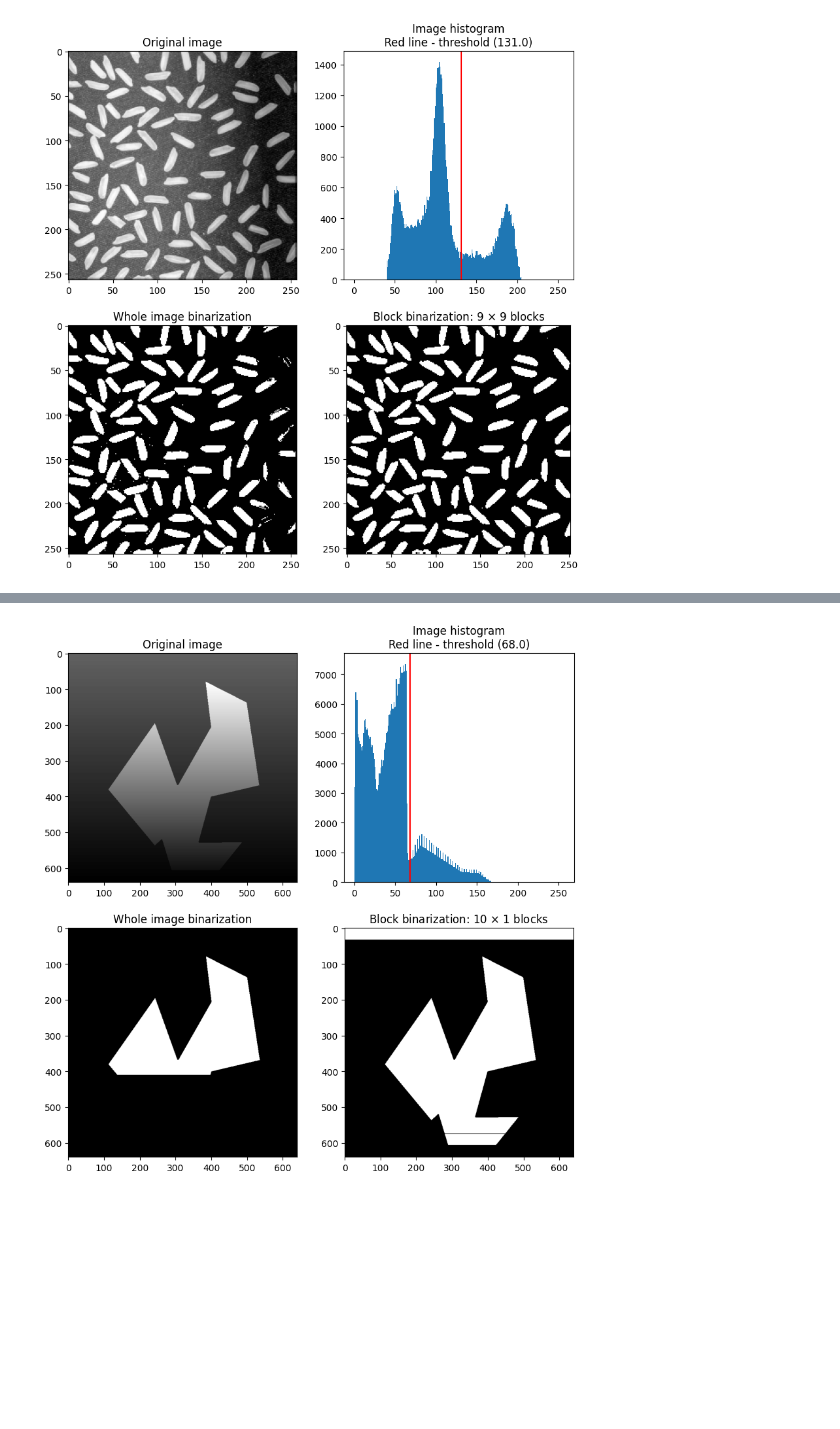
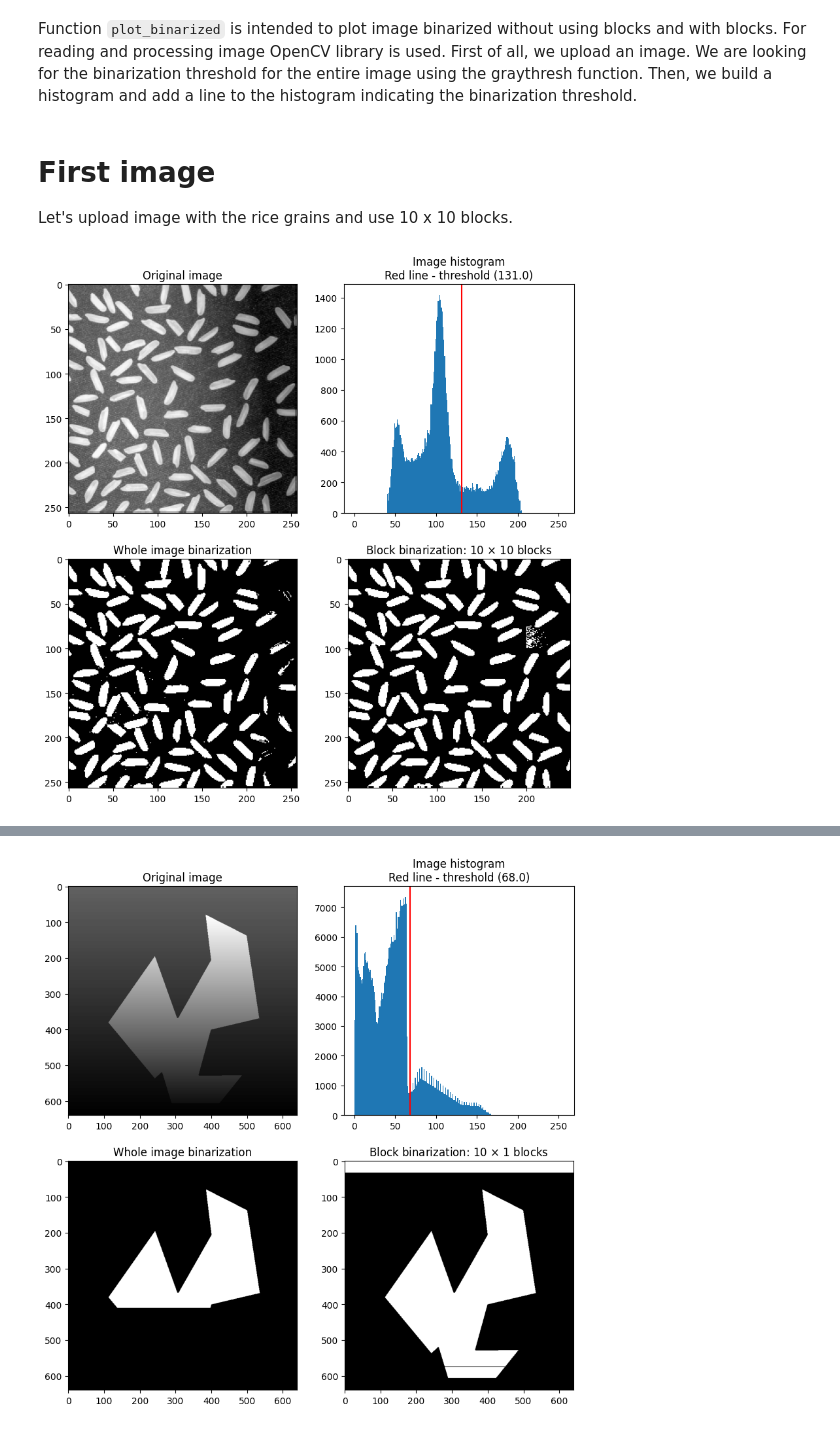
Before and after one commit to BrokenVoodooDoll/image-processing-examples, a Jupyter notebook: binarization/binarization.ipynb, the cells around one changed output, grey strips where cells are left out. Drawn from its saved outputs; the diff is of its cells as text; code cells hidden in the pictures; blank space fills up the shorter version.

Commit message:
Added description to binarization and edited Readme

```diff
--- a/binarization/binarization.ipynb
+++ b/binarization/binarization.ipynb
@@ -30,6 +42,12 @@ def binarizer(input_img, v_blocks, h_blocks):
         temp = np.nan
 
     return output_img
+# %% [markdown]
+Function `plot_binarized` is intended to plot image binarized without using blocks
+and with blocks. For reading and processing image OpenCV library is used.
+First of all, we upload an image. We are looking for the binarization threshold
+for the entire image using the graythresh function. Then, we build a histogram
+and add a line to the histogram indicating the binarization threshold.
 # %%
 def plot_binarized(img_path, v_blocks, h_blocks):
     im = cv2.imread(img_path, 0)
@@ -50,8 +68,12 @@ def plot_binarized(img_path, v_blocks, h_blocks):
     axes[1][1].imshow(im_bin_block, cmap='gray')
     axes[1][1].set_title('Block binarization: {} $\\times$ {} blocks'.format(v_blocks, h_blocks))
     plt.show()
+# %% [markdown]
+# First image
+
+Let's upload image with the rice grains and use 10 x 10 blocks.
 # %%
 # Loading the 1st image
-plot_binarized(img_path='image_1.tif', v_blocks=9, h_blocks=9)
+plot_binarized(img_path='rice.tif', v_blocks=10, h_blocks=10)
 # %% [output]
-[figure, old version]
+[figure, new version]
```
Also changed, not shown: parts of 10 cells of this notebook, 6 other files.
